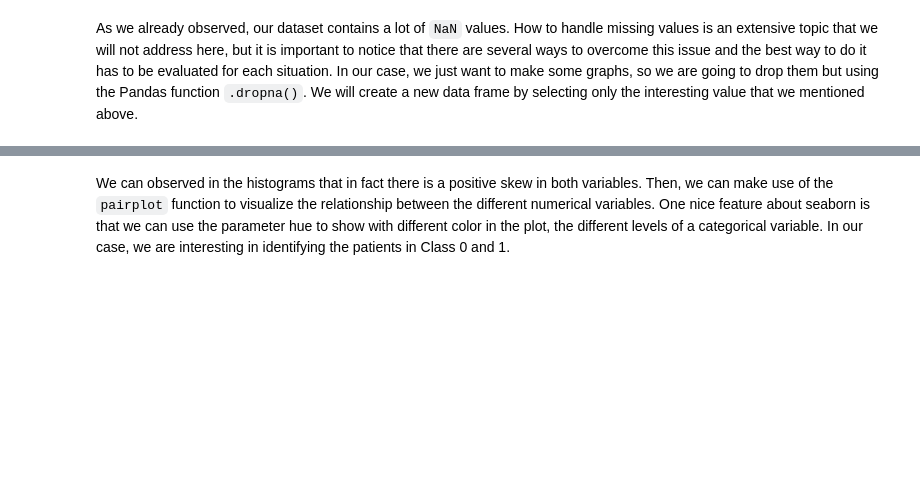
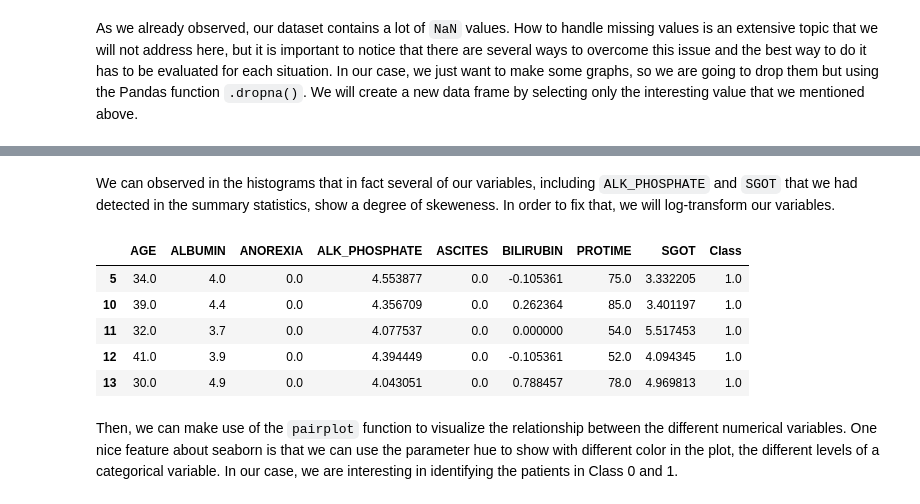
Before and after one commit to ugis22/predicting_survival_hepatitis, a Jupyter notebook: Prediction of survival in patients with hepatitis .ipynb, the cells around one changed output, grey strips where cells are left out. Drawn from its saved outputs; the diff is of its cells as text; code cells hidden in the pictures; blank space fills up the shorter version.

Commit message:
Exploratory Data Analysis

```diff
--- a/Prediction of survival in patients with hepatitis .ipynb
+++ b/Prediction of survival in patients with hepatitis .ipynb
@@ -159,5 +174,16 @@ sns.distplot(hepatitis_analysis['ALK_PHOSPHATE'], color = 'red');
+# %% [markdown]
+We can observed in the histograms that in fact several of our variables, including `ALK_PHOSPHATE` and `SGOT` that we had detected in the summary statistics, show a degree of skeweness. In order to fix that, we will log-transform our variables.
+# %%
+hepatitis_analysis[['ALBUMIN', 'ALK_PHOSPHATE', 'BILIRUBIN', 'SGOT']] = hepatitis_analysis[['ALBUMIN','ALK_PHOSPHATE', 'BILIRUBIN', 'SGOT']].applymap(np.log)
+hepatitis_analysis.head()
+# %% [output]
+|  | AGE | ALBUMIN | ANOREXIA | ALK_PHOSPHATE | ASCITES | BILIRUBIN | PROTIME | SGOT | Class |
+| 5 | 34.0 | 4.0 | 0.0 | 4.553877 | 0.0 | -0.105361 | 75.0 | 3.332205 | 1.0 |
+| 10 | 39.0 | 4.4 | 0.0 | 4.356709 | 0.0 | 0.262364 | 85.0 | 3.401197 | 1.0 |
+| 11 | 32.0 | 3.7 | 0.0 | 4.077537 | 0.0 | 0.000000 | 54.0 | 5.517453 | 1.0 |
+| 12 | 41.0 | 3.9 | 0.0 | 4.394449 | 0.0 | -0.105361 | 52.0 | 4.094345 | 1.0 |
+| 13 | 30.0 | 4.9 | 0.0 | 4.043051 | 0.0 | 0.788457 | 78.0 | 4.969813 | 1.0 |
 # %% [markdown]
-We can observed in the histograms that in fact there is a positive skew in both variables.
 Then, we can make use of the `pairplot` function to visualize the relationship between the different numerical variables. One nice feature about seaborn is that we can use the parameter hue to show with different color in the plot, the different levels of a categorical variable. In our case, we are interesting in identifying the patients in Class 0 and 1.
 # %%
 sns.pairplot(hepatitis_analysis, x_vars = ['BILIRUBIN', 'PROTIME', 'ALBUMIN', 'ALK_PHOSPHATE', 'SGOT'],
```
Also changed, not shown: parts of 5 cells of this notebook.
